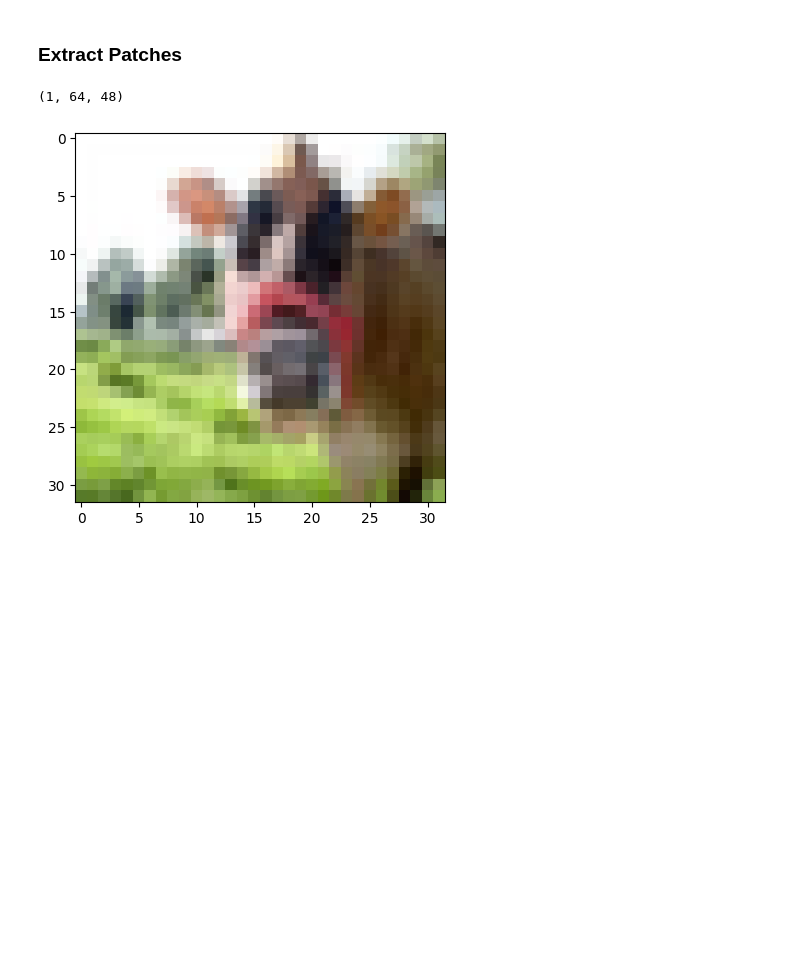
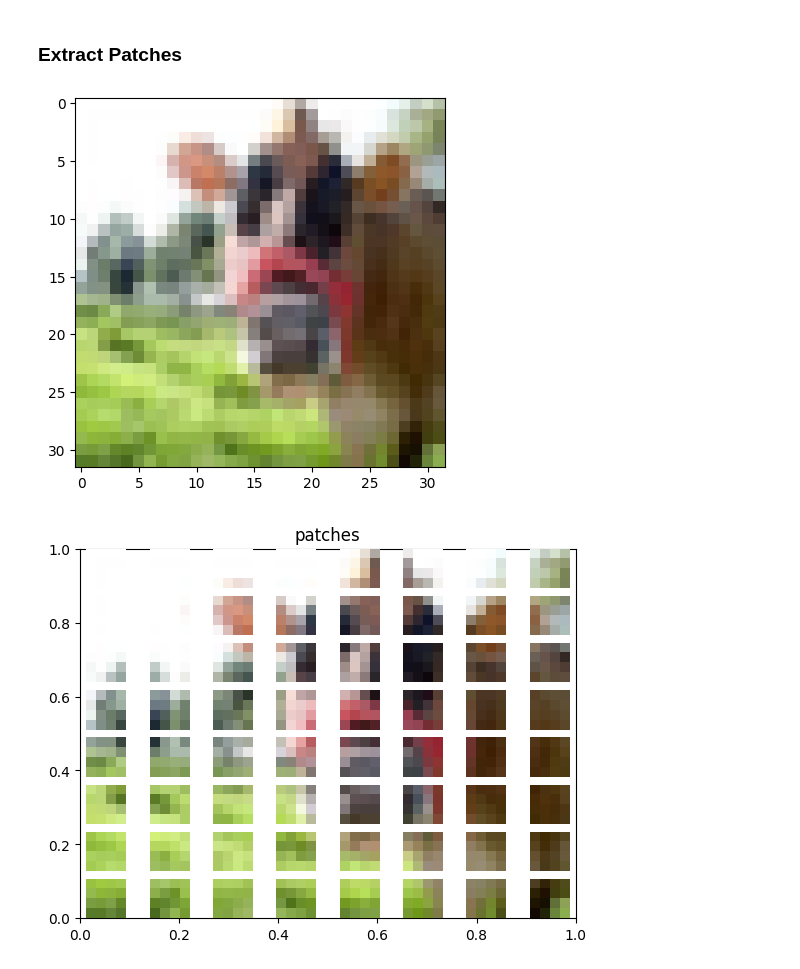
Before and after one commit to Ellie749/Vision_Transformers_From_Scratch, a Jupyter notebook: src/experiments.ipynb, the cells around one changed output. Saved outputs shown, nothing was run; the diff lists cells and outputs as text; code cells hidden in the pictures; blank space fills up the shorter version.

```diff
--- a/src/experiments.ipynb
+++ b/src/experiments.ipynb
@@ -54,13 +66,26 @@ class Patches(layers.Layer):
             padding = "VALID",
         )
 
-        return tf.reshape(patches, [tf.shape(images)[0], -1, patches.shape[-1]])
+        out = tf.reshape(patches, [tf.shape(images)[0], -1, patches.shape[-1]])
+        return out
 # %%
 plt.imshow(X_train[0])
 
 # make sure to add [] to the image to add batch dimension
-print(Patches(PATCH_SIZE)([X_train[0]]).shape) # 8 patches row * 8 patches column -> 64 patches
+patches = Patches(PATCH_SIZE)([X_train[0]]) # 8 patches row * 8 patches column -> 64 patches
 # each patch is 4*4 and since we have 3 channels -> 4*4*3 = 48 sequence length
+
+# print(patches)
 # %% [output]
-(1, 64, 48)
 [figure]
+# %%
+n = int(np.sqrt(patches.shape[1]))
+plt.figure()
+plt.title('patches')
+for i, patch in enumerate(patches[0]):
+    ax = plt.subplot(n, n, i+1)
+    img = np.array(tf.reshape(patch, [4,4,3])).astype('uint8')
+    plt.imshow(img)
+    plt.axis('off')
+# %% [output]
+[figure, added]
```
Also changed, not shown: parts of 7 cells of this notebook.
